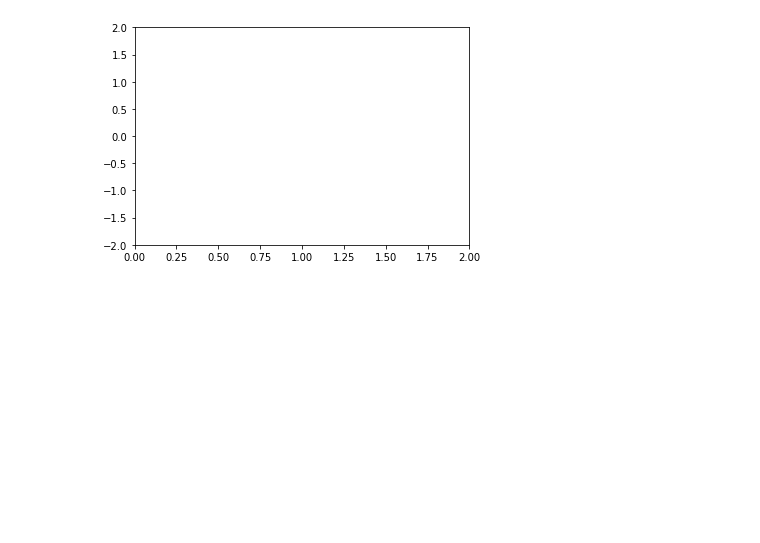
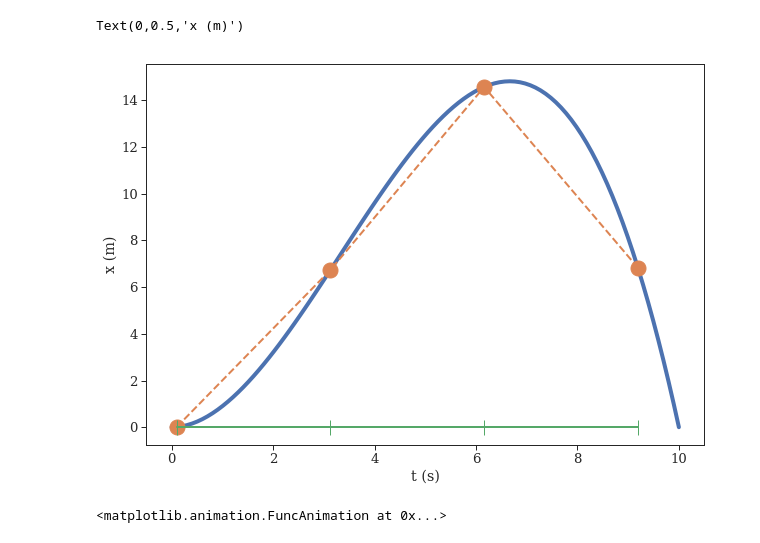
Before and after one commit to andlessa/Teaching, a Jupyter notebook: FeMec/InstantaneousV.ipynb, the cells around one changed output. Drawn from its saved outputs; the diff is of its cells as text; code cells hidden in the pictures; blank space fills up the shorter version.

```diff
--- a/FeMec/InstantaneousV.ipynb
+++ b/FeMec/InstantaneousV.ipynb
@@ -6,14 +6,27 @@ import matplotlib.pyplot as plt
 
 from matplotlib import animation, rc
 from IPython.display import HTML
+rc('animation', html='jshtml')
+import seaborn as sns
+
+#Define plotting style:
+sns.set() #Set style
+sns.set_style('ticks',{'font.family':'serif', 'font.serif':'Times New Roman'})
+sns.set_context('paper', font_scale=1.5)
-# %%
-fig, ax = plt.subplots()
-
-ax.set_xlim(( 0, 2))
-ax.set_ylim((-2, 2))
-
-line, = ax.plot([], [], lw=2)
-# %% [output]
-[figure, removed]
+# %%
+tmin = 0.
+tmax = 10.
+
+xF = lambda t: t**2 - 0.1*t**3
+fig = plt.figure(figsize=(10,7))
+tpts = np.linspace(tmin,tmax,100)
+line1 = plt.plot(tpts,xF(tpts),linewidth=4)
+line2, = plt.plot(tpts[1::30],xF(tpts[1::30]),'o--',linewidth=2,markersize=15)
+xM, = plt.plot(tpts[1::30],[0.]*len(tpts[1::30]),'|-',linewidth=2,markersize=15)
+plt.xlabel('t (s)')
+plt.ylabel('x (m)')
+# %% [output]
+Text(0,0.5,'x (m)')
+[figure, added]
 # %%
 def init():
@@ -28,4 +43,7 @@ def animate(i):
 # %%
 anim = animation.FuncAnimation(fig, animate, init_func=init,
-                               frames=100, interval=20,
+                               frames=50, interval=1000,
                                blit=True)
+anim
+# %% [output]
+<matplotlib.animation.FuncAnimation at 0x...>
```
Also changed, not shown: parts of 4 cells of this notebook.
